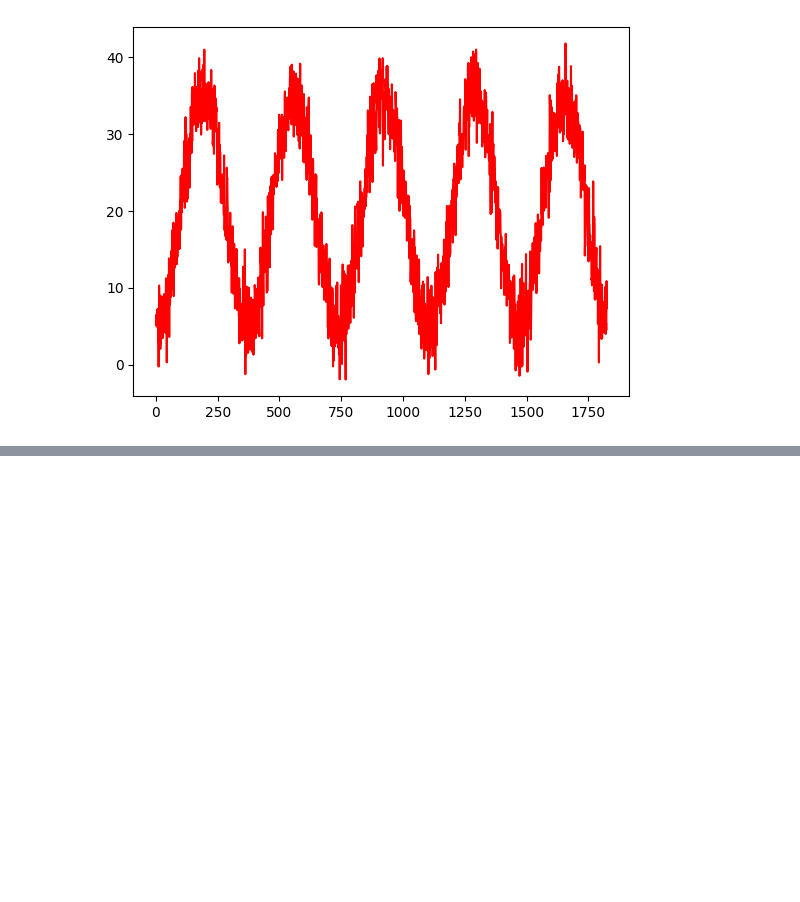
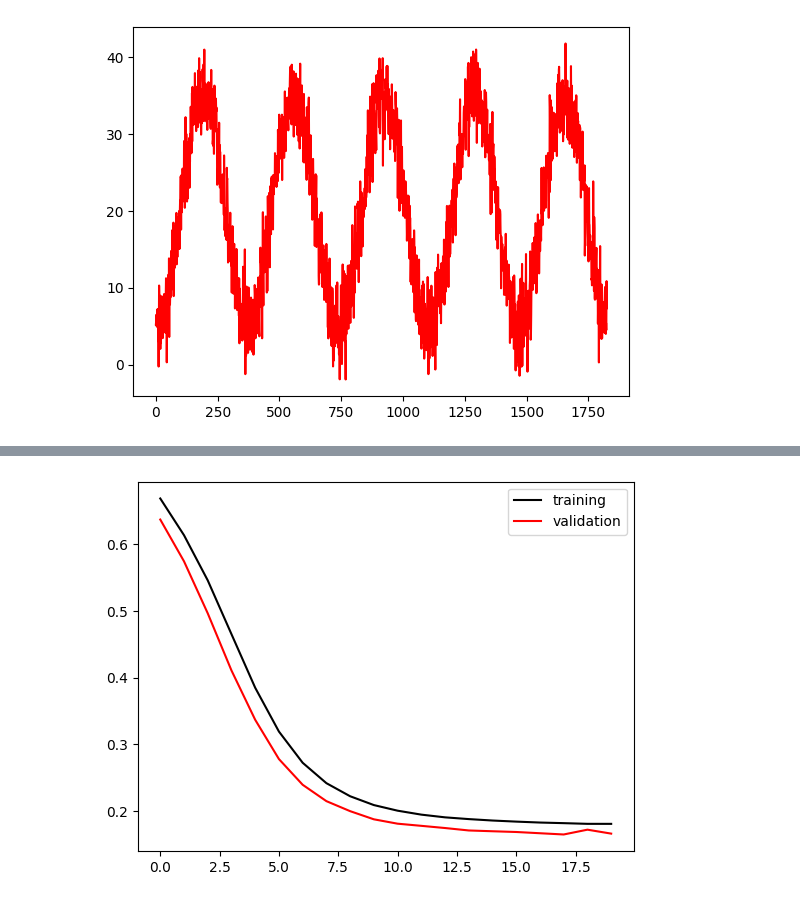
Before and after one commit to mariajmolina/UMDAOSC650, a Jupyter notebook: firstann.ipynb, the cells around one changed output, grey strips where cells are left out. Cells and saved outputs as stored; diff of their text form; code cells hidden in the pictures; blank space fills up the shorter version.

```diff
--- a/firstann.ipynb
+++ b/firstann.ipynb
@@ -283,0 +443,18 @@ np.mean(np.square(label_test_scaled - predictions))
+# %%
+# now, let's create a new ANN
+# most things will be consistent to the earlier example
+model = keras.Sequential() # instantiate model object
+model.add(keras.Input(shape=(1,), name="input_layer"))
+model.add(
+    keras.layers.Dense(units=8, activation=keras.activations.relu))
+model.add(
+    keras.layers.Dense(units=8, activation=keras.activations.relu))
+# %%
+# our first change is the output layer activation function (now softmax with 2 classes/nodes)
+model.add(keras.layers.Dense(units=2, activation='softmax'))
+# %%
+# and our loss function now is categorical cross entropy
+model.compile(
+    optimizer=keras.optimizers.SGD(learning_rate=0.01),
+    loss=keras.losses.CategoricalCrossentropy()
+)
@@ -283,0 +478,14 @@ np.mean(np.square(label_test_scaled - predictions))
+# %%
+history = model.fit(
+    x=input_train_scaled,
+    y=label_train_scaled,
+    batch_size=32,
+    epochs=20,
+    verbose='auto',
+    validation_split=0.1,
+    validation_data=None,
+    shuffle=True,
+    class_weight=None,
+    sample_weight=None,
+    initial_epoch=0,
+)
@@ -283,0 +510,7 @@ np.mean(np.square(label_test_scaled - predictions))
+# %%
+plt.plot(range(0,20), history.history['loss'], c='k', label='training')
+plt.plot(range(0,20), history.history['val_loss'], c='r', label='validation')
+plt.legend()
+plt.show()
+# %% [output]
+[figure, added]
```
Also changed, not shown: parts of 29 cells of this notebook.
